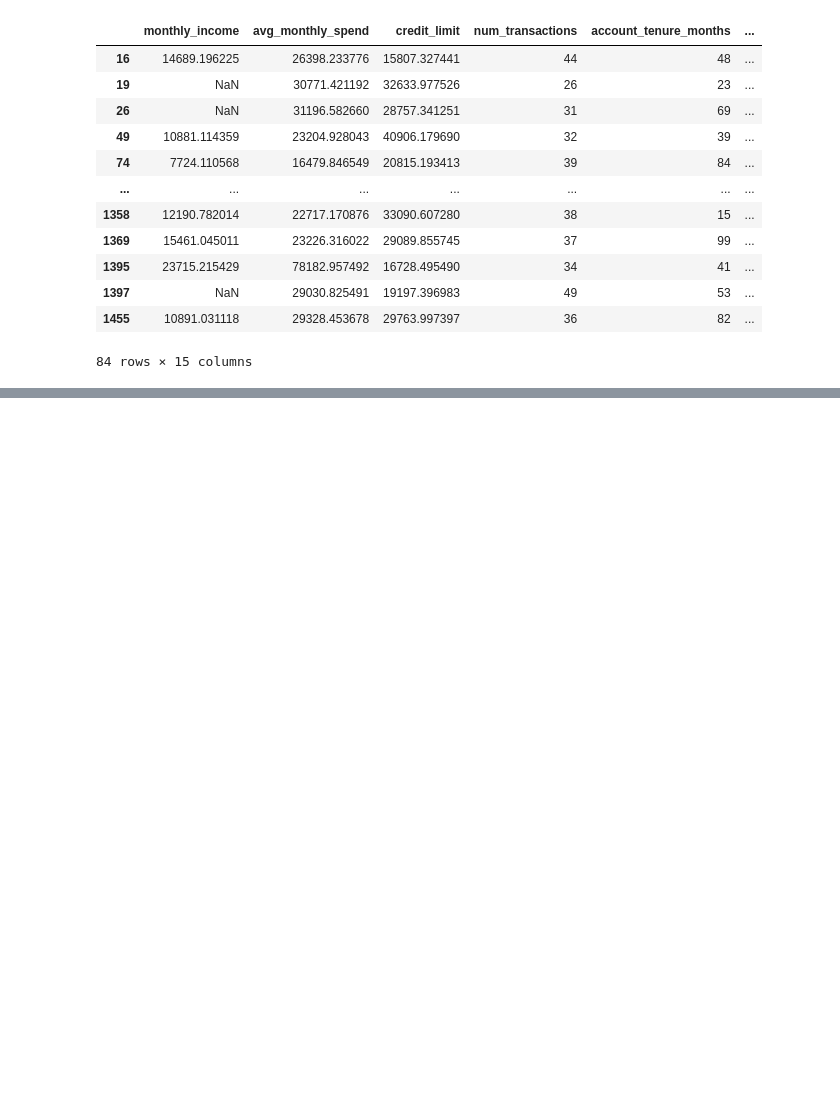
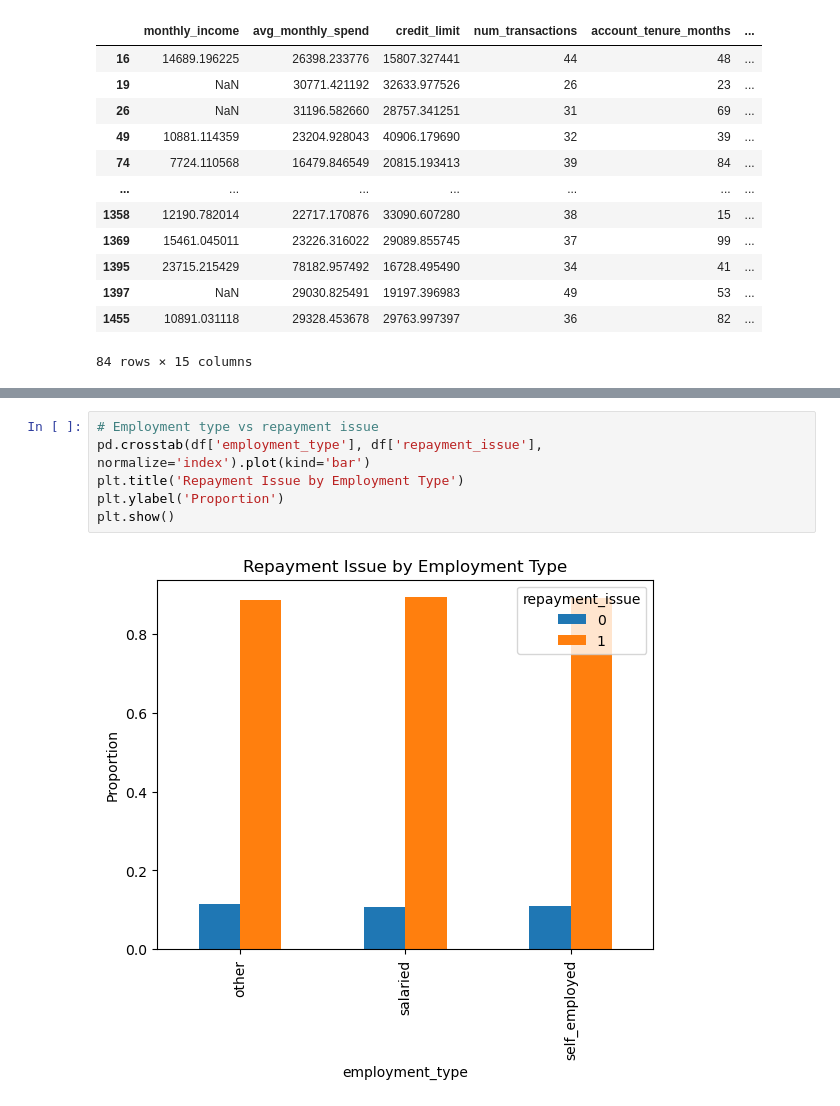
Before and after one commit to soroushyasini/Part-MasterClass-FinTech01, a Jupyter notebook: production.ipynb, the cells around one changed output, grey strips where cells are left out. Cells and saved outputs as stored; diff of their text form; blank space fills up the shorter version.

```diff
--- a/production.ipynb
+++ b/production.ipynb
@@ -151,0 +199,8 @@ ValueError: could not convert string to float: 'self_employed'
+# %%
+# Employment type vs repayment issue
+pd.crosstab(df['employment_type'], df['repayment_issue'], normalize='index').plot(kind='bar')
+plt.title('Repayment Issue by Employment Type')
+plt.ylabel('Proportion')
+plt.show()
+# %% [output]
+[figure, added]
```
Also changed, not shown: parts of 26 cells of this notebook.
